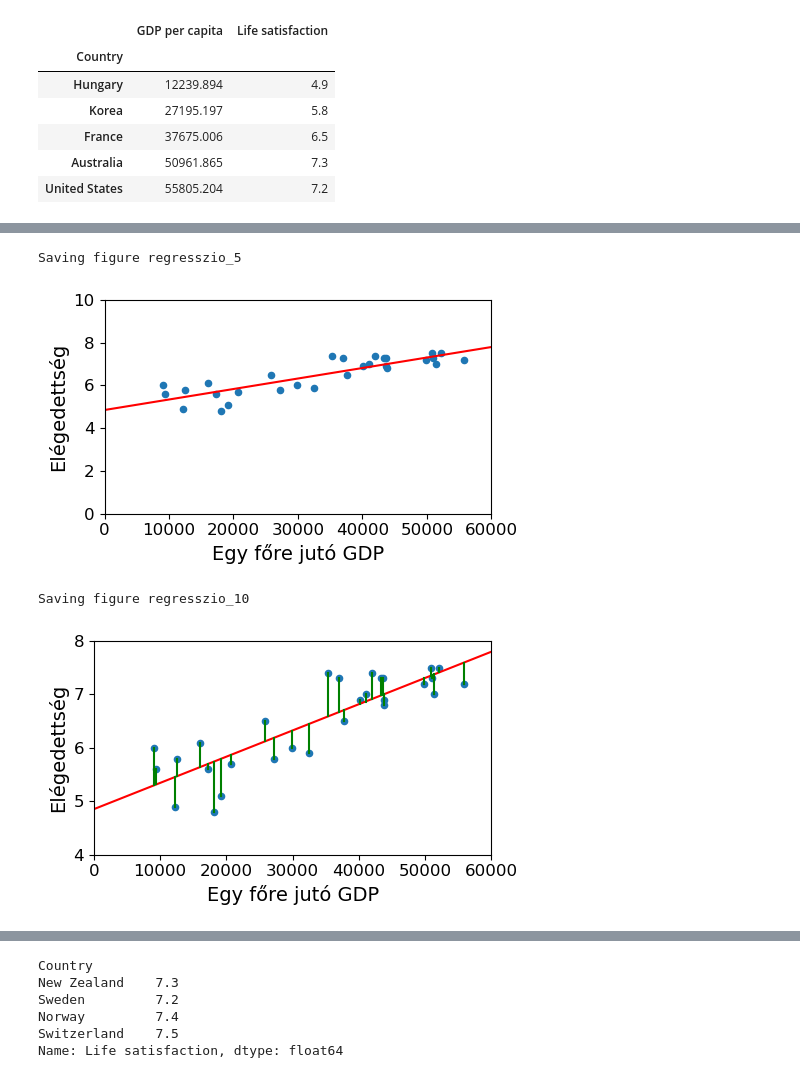
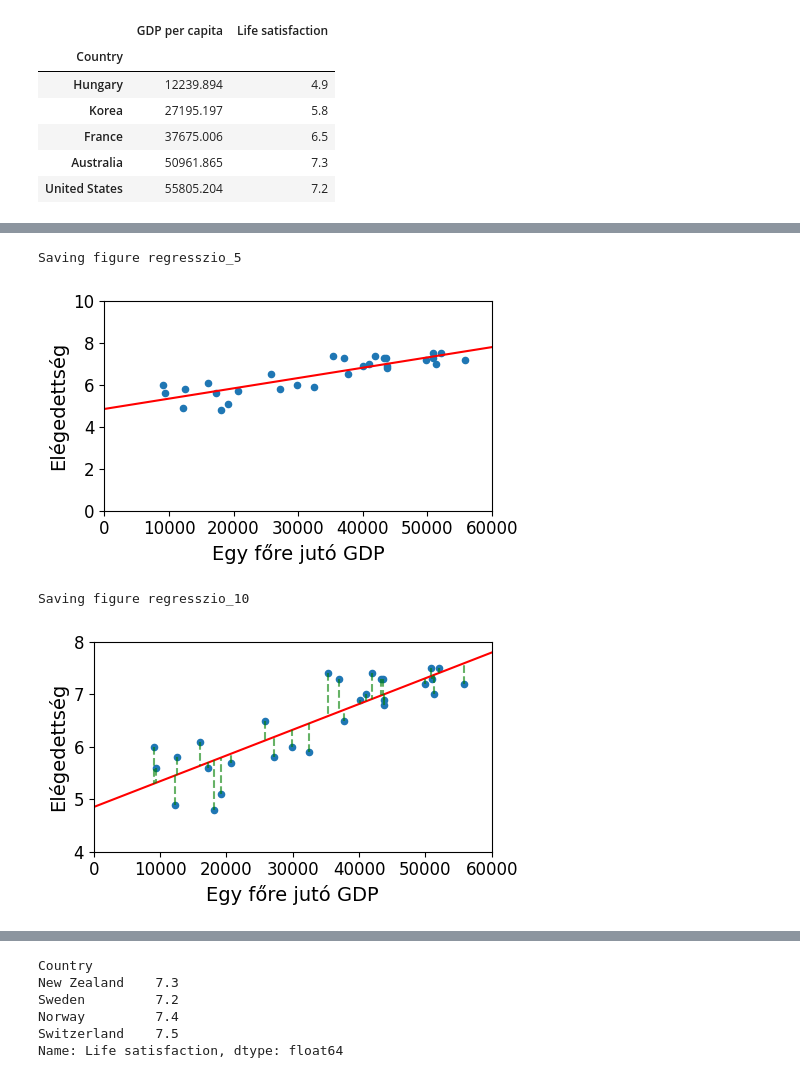
Before and after one commit to basictask/Elemzesmodszertan, a Jupyter notebook: 1_regression/doc/images/1_regression.ipynb, the cells around one changed output, grey strips where cells are left out. Saved outputs shown, nothing was run; the diff lists cells and outputs as text; code cells hidden in the pictures.

```diff
--- a/1_regression/doc/images/1_regression.ipynb
+++ b/1_regression/doc/images/1_regression.ipynb
@@ -38,9 +36,2 @@ datapath = os.path.join("datasets", "lifesat", "")
-# %%
-# To plot pretty figures directly within Jupyter
-%matplotlib inline
-import matplotlib as mpl
-mpl.rc('axes', labelsize=14)
-mpl.rc('xtick', labelsize=12)
-mpl.rc('ytick', labelsize=12)
 # %%
 # Download the data
@@ -280,30 +228,27 @@ save_fig('regresszio_5')
 plt.show()
 # %% [output]
 Saving figure regresszio_5
-[figure, old version]
+[figure, new version]
 # %%
-import matplotlib.pyplot as plt
-import numpy as np
-
 # Your existing plot code
 sample_data.plot(kind='scatter', x="GDP per capita", y='Life satisfaction', figsize=(5,3))
 plt.xlabel("GDP per capita (USD)")
 plt.axis([0, 60000, 0, 10])
 X = np.linspace(0, 60000, 1000)
 plt.plot(X, t0 + t1*X, "r")
 plt.xlabel("Egy főre jutó GDP")
 plt.ylabel("Elégedettség")
 
 # Plotting the residuals
 for _, row in sample_data.iterrows():
-    plt.plot([row['GDP per capita'], row['GDP per capita']], [row['Life satisfaction'], t0 + t1 * row['GDP per capita']], "g-")
+    plt.plot([row['GDP per capita'], row['GDP per capita']], [row['Life satisfaction'], t0 + t1 * row['GDP per capita']], "g--", alpha=.6)
 
 plt.ylim([4, 8])
 save_fig('regresszio_10')
 plt.show()
 # %% [output]
 Saving figure regresszio_10
-[figure, old version]
+[figure, new version]
 # %%
 sample_data.plot(kind='scatter', x="GDP per capita", y='Life satisfaction', figsize=(5,3))
 plt.xlabel("GDP per capita (USD)")
```
Also changed, not shown: parts of 32 cells of this notebook, 26 other files.
